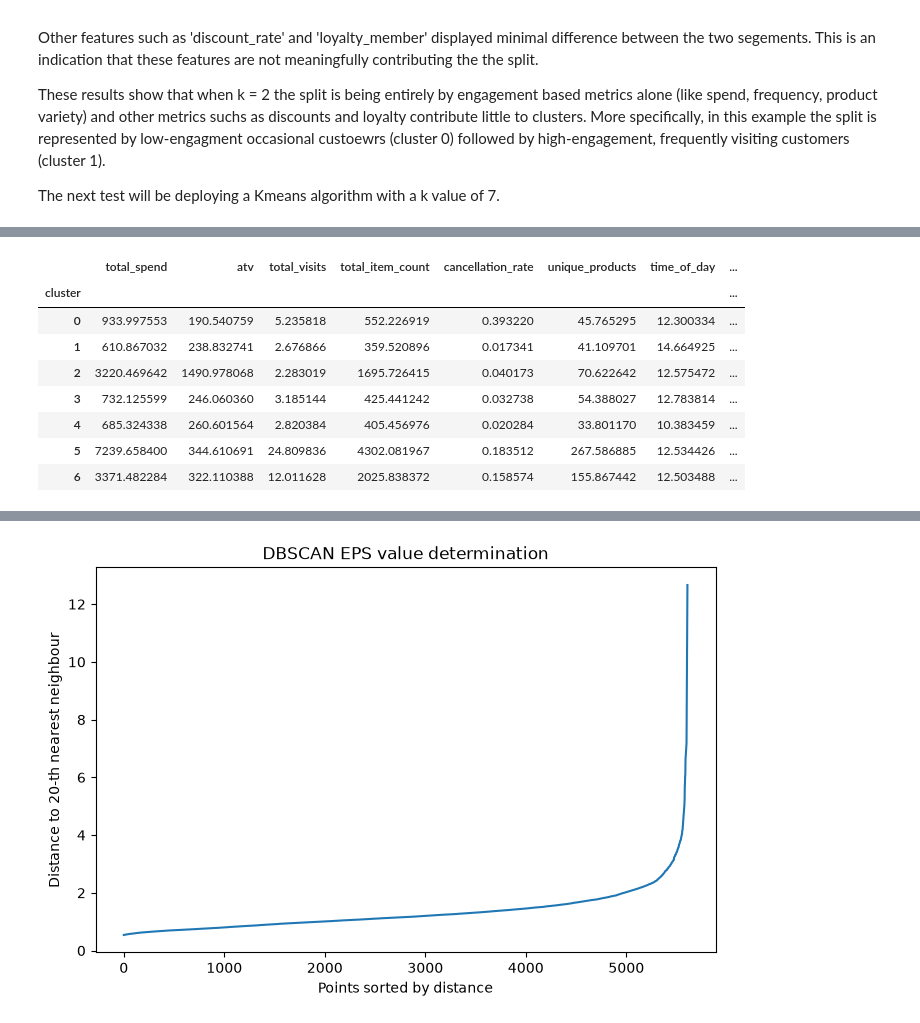
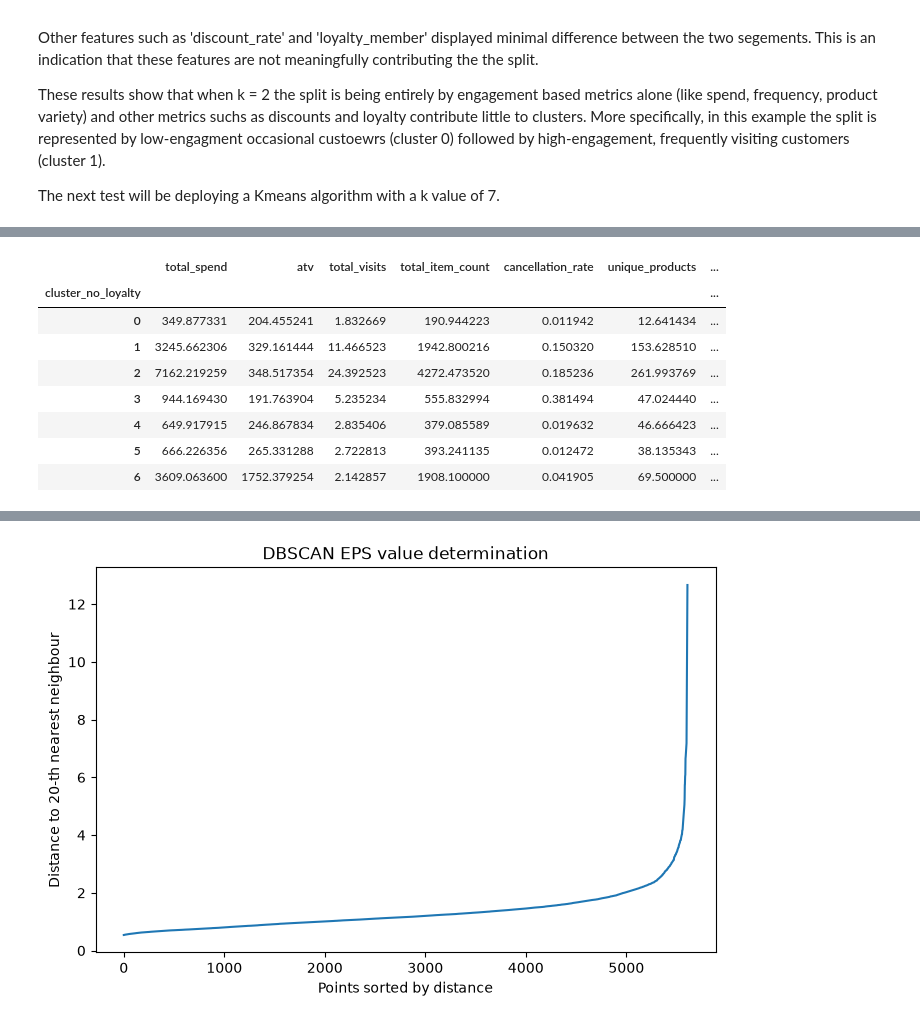
Before and after one commit to calAshy/theCoffeeCo, a Jupyter notebook: 1_Code/ml_pipeline.ipynb, the cells around one changed output, grey strips where cells are left out. Saved outputs shown, nothing was run; the diff lists cells and outputs as text; code cells hidden in the pictures.

```diff
--- a/1_Code/ml_pipeline.ipynb
+++ b/1_Code/ml_pipeline.ipynb
@@ -447,9 +455,9 @@ Kmeans_two = KMeans(n_clusters=2, random_state=42, n_init=10)
 labels2 = Kmeans_two.fit_predict(retail_scaled)
 
 # Add the cluster labels into the dataset corresponding each customer with their value:
-retail_features['cluster'] = labels2
+retail_features['cluster_k2'] = labels2
 print("=== KMEANS ALGORITHM RESULTS (K = 2) ===")
 # Groupby averages the customers within each cluster value for each feature and returns the mean.
-retail_features.groupby('cluster')[feature_cols].mean()
+retail_features.groupby('cluster_k2')[feature_cols].mean()
 # %% [output]
 === KMEANS ALGORITHM RESULTS (K = 2) ===
@@ -474,13 +482,13 @@ These results show that when k = 2 the split is being entirely by engagement bas
 The next test will be deploying a Kmeans algorithm with a k value of 7.
 # %%
 # Initilise a K-means model using 7 clusters (second highest silhouette score)
-Kmeans_seven = KMeans(n_clusters=7, n_init=10)
+Kmeans_seven = KMeans(n_clusters=7, random_state = 42, n_init=10)
 # Fit the model to the scaled retail data - assinging customers a value (0,1)
 labels7 = Kmeans_seven.fit_predict(retail_scaled)
 # Add the cluster labels into the dataset corresponding each customer with their value:
-retail_features['cluster'] = labels7
+retail_features['cluster_k7'] = labels7
 print("=== KMEANS ALGORITHM RESULTS (K = 7) ===")
 # Groupby averages the customers within each cluster value for each feature and returns the mean.
-retail_features.groupby('cluster')[feature_cols].mean()
+retail_features.groupby('cluster_k7')[feature_cols].mean()
 # %% [output]
 === KMEANS ALGORITHM RESULTS (K = 7) ===
@@ -523,27 +525,26 @@ both k = 2 and k = 7 produce intesting and meaningful segments but with k = 7 pr
 # %%
-# Remove the two features from the dataset:
-binary_removal_features = retail_features.drop(columns=['loyalty_member', 'discount_rate'])
+# Remove the featureok that  from the dataset:
+binary_removal_features = retail_features.drop(columns=['loyalty_member'])
 
-# Create a new list:
-removed_feature_cols = [col for col in feature_cols if col not in ['loyalty_member', 'discount_rate']]
+# Create a new list without loyalty_member
+removed_feature_cols = [col for col in feature_cols if col not in ['loyalty_member']]
 
 # Refit Standard Scalar:
 binary_removed_scaled = scaler.fit_transform(binary_removal_features[removed_feature_cols])
 
 # Run K means again using new dataframe:
-Kmeans_seven_tuned = KMeans(n_clusters=7, n_init=10)
+Kmeans_seven_tuned = KMeans(n_clusters=7, random_state = 42, n_init=10)
 labels2 = Kmeans_seven_tuned.fit_predict(binary_removed_scaled)
-
-retail_features['cluster'] = labels2
-retail_features.groupby('cluster')[removed_feature_cols].mean()
+retail_features['cluster_no_loyalty'] = labels2
+retail_features.groupby('cluster_no_loyalty')[removed_feature_cols].mean()
 # %% [output]
-|  | total_spend | atv | total_visits | total_item_count | cancellation_rate | unique_products | time_of_day | ... |
-| cluster |  |  |  |  |  |  |  | ... |
-| 0 | 933.997553 | 190.540759 | 5.235818 | 552.226919 | 0.393220 | 45.765295 | 12.300334 | ... |
-| 1 | 610.867032 | 238.832741 | 2.676866 | 359.520896 | 0.017341 | 41.109701 | 14.664925 | ... |
-| 2 | 3220.469642 | 1490.978068 | 2.283019 | 1695.726415 | 0.040173 | 70.622642 | 12.575472 | ... |
-| 3 | 732.125599 | 246.060360 | 3.185144 | 425.441242 | 0.032738 | 54.388027 | 12.783814 | ... |
-| 4 | 685.324338 | 260.601564 | 2.820384 | 405.456976 | 0.020284 | 33.801170 | 10.383459 | ... |
-| 5 | 7239.658400 | 344.610691 | 24.809836 | 4302.081967 | 0.183512 | 267.586885 | 12.534426 | ... |
-| 6 | 3371.482284 | 322.110388 | 12.011628 | 2025.838372 | 0.158574 | 155.867442 | 12.503488 | ... |
+|  | total_spend | atv | total_visits | total_item_count | cancellation_rate | unique_products | ... |
+| cluster_no_loyalty |  |  |  |  |  |  | ... |
+| 0 | 349.877331 | 204.455241 | 1.832669 | 190.944223 | 0.011942 | 12.641434 | ... |
+| 1 | 3245.662306 | 329.161444 | 11.466523 | 1942.800216 | 0.150320 | 153.628510 | ... |
+| 2 | 7162.219259 | 348.517354 | 24.392523 | 4272.473520 | 0.185236 | 261.993769 | ... |
+| 3 | 944.169430 | 191.763904 | 5.235234 | 555.832994 | 0.381494 | 47.024440 | ... |
+| 4 | 649.917915 | 246.867834 | 2.835406 | 379.085589 | 0.019632 | 46.666423 | ... |
+| 5 | 666.226356 | 265.331288 | 2.722813 | 393.241135 | 0.012472 | 38.135343 | ... |
+| 6 | 3609.063600 | 1752.379254 | 2.142857 | 1908.100000 | 0.041905 | 69.500000 | ... |
 # %% [markdown]
```
Also changed, not shown: parts of 17 cells of this notebook.
